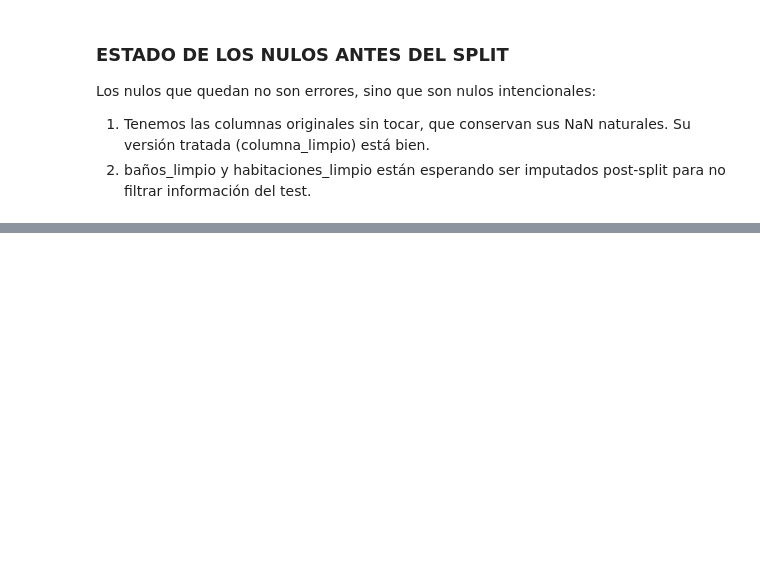
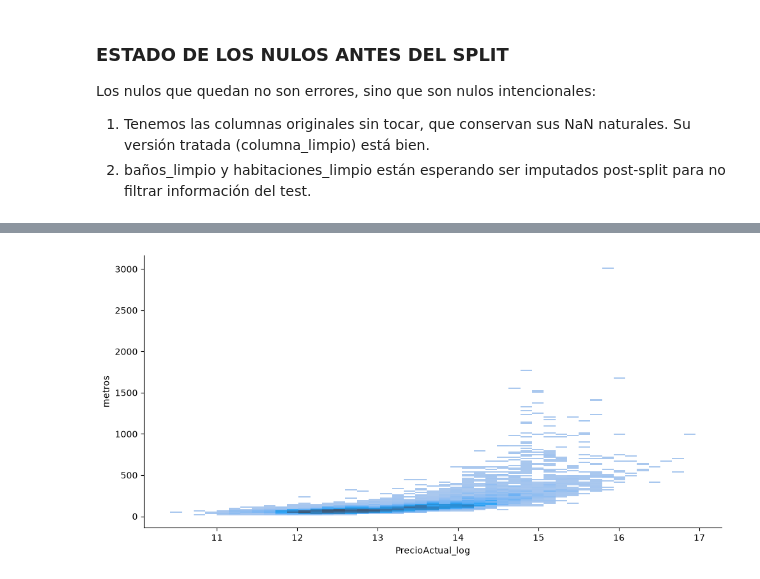
Before and after one commit to Gabriel-Caruso/ML-idealista, a Jupyter notebook: main.ipynb, the cells around one changed output, grey strips where cells are left out. Cells and saved outputs as stored; diff of their text form; code cells hidden in the pictures; blank space fills up the shorter version.

```diff
--- a/main.ipynb
+++ b/main.ipynb
@@ -516,0 +615,4 @@ test.shape
+# %%
+sns.displot(train, x=new_target, y="metros", aspect=2);
+# %% [output]
+[figure, added]
```
Also changed, not shown: parts of 35 cells of this notebook.
